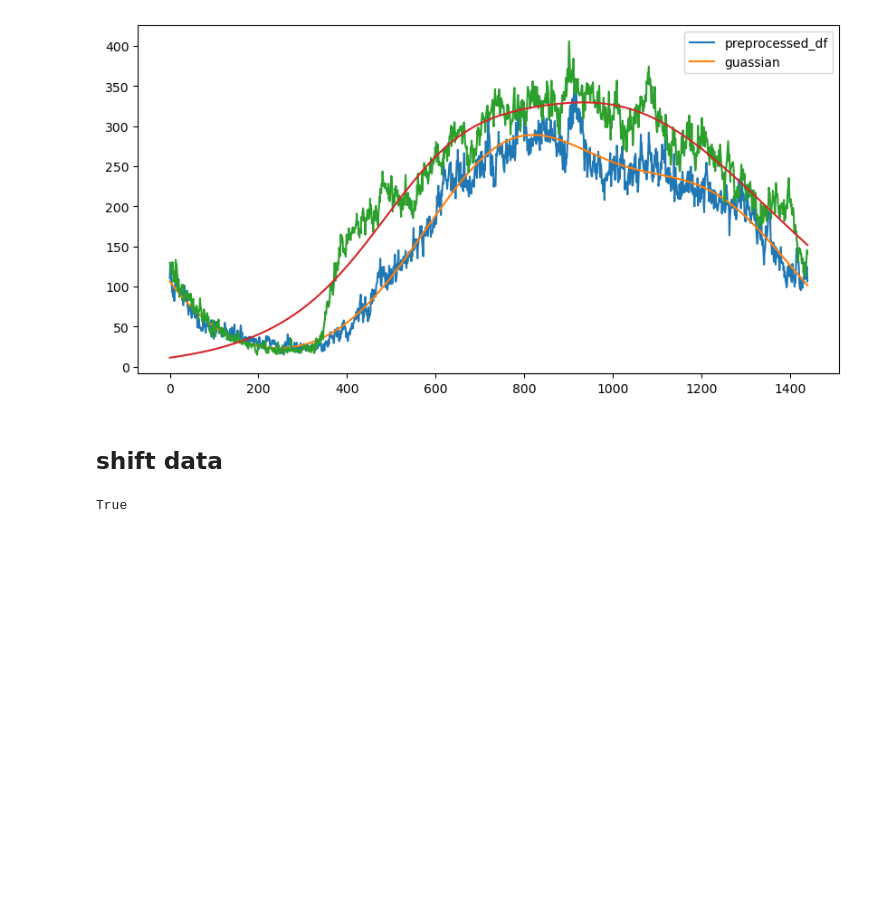
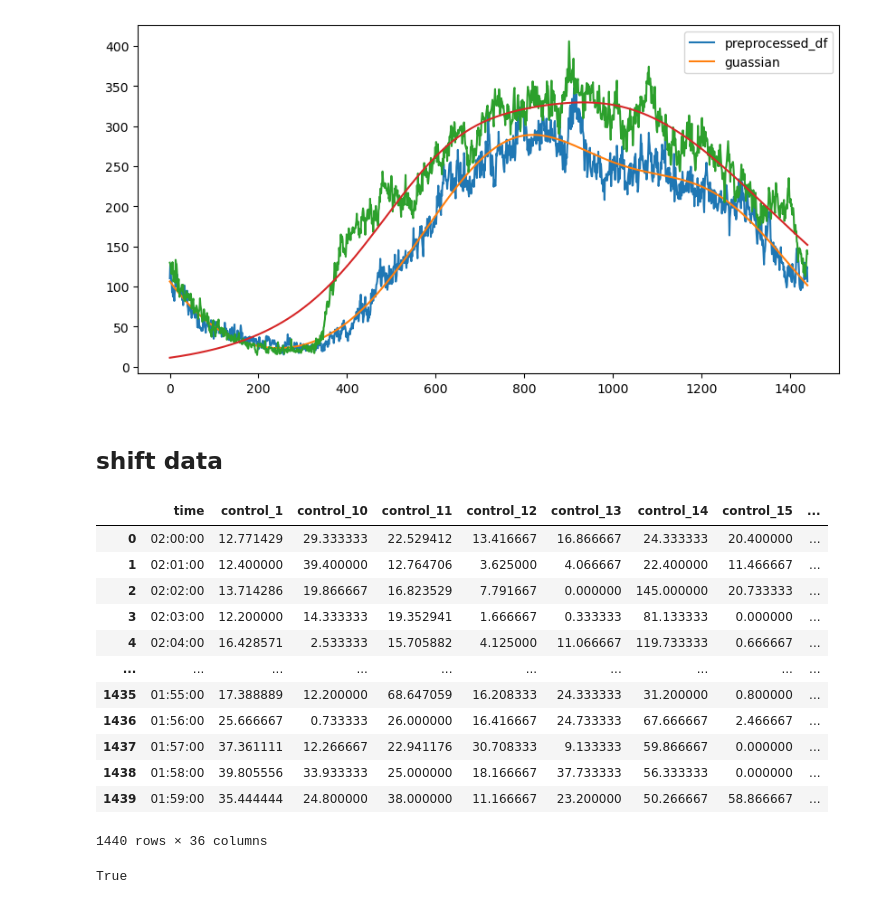
Before and after one commit to BananaBond/IVDA_Project, a Jupyter notebook: data-preprocess/preprocess.ipynb, the cells around one changed output. Cells and saved outputs as stored; diff of their text form; code cells hidden in the pictures; blank space fills up the shorter version.

```diff
--- a/data-preprocess/preprocess.ipynb
+++ b/data-preprocess/preprocess.ipynb
@@ -272,33 +272,48 @@ def merge_by_type(files, pdf):
     for i, condition in enumerate(files[1:]):
         df2 = condition[pdf]
         df[f"{condition['name']}"] = condition[pdf]["activity"]
     return df
 
 def avg_by_type(files):
     df = merge_by_type(files, "preprocessed_df_shifted")
     df['mean'] = df.mean(axis=1)
     df['activity']=df['mean']
     df["guassian"]=get_guassian_df(df)['modelPred_activity']
     return df
 
 def generate(files):
     for i, condition in enumerate(files):
         df = condition["df"]
         df['date'] = pd.to_datetime(df['timestamp'])
         df['time'] = df['date'].dt.strftime('%H:%M:%S')
 
         temp = df.sort_values(by=['time'])
         preprocessed_df=get_summary_df(temp)
         condition["preprocessed_df"]=preprocessed_df
         condition["preprocessed_df_shifted"]=shift_time(preprocessed_df, -120)
 
         condition["guassian"]=get_guassian_df(condition["preprocessed_df"])
         condition["guassian_shifted"]=get_guassian_df(condition["preprocessed_df_shifted"])
 
 generate(nondep_files)
 generate(dep_files)
 
 avg_non_depressed = avg_by_type(nondep_files)
-avg_non_depressed.to_csv(f"{path}/non-depressed_shifted_-120.csv")
-avg_depressed = avg_by_type(dep_files)
-avg_depressed.to_csv(f"{path}/depressed_shifted_-120.csv")
+avg_non_depressed
+# avg_non_depressed.to_csv(f"{path}/non-depressed_shifted_-120.csv")
+# avg_depressed = avg_by_type(dep_files)
+# avg_depressed.to_csv(f"{path}/depressed_shifted_-120.csv")
+# %% [output]
+|  | time | control_1 | control_10 | control_11 | control_12 | control_13 | control_14 | control_15 | ... |
+| 0 | 02:00:00 | 12.771429 | 29.333333 | 22.529412 | 13.416667 | 16.866667 | 24.333333 | 20.400000 | ... |
+| 1 | 02:01:00 | 12.400000 | 39.400000 | 12.764706 | 3.625000 | 4.066667 | 22.400000 | 11.466667 | ... |
+| 2 | 02:02:00 | 13.714286 | 19.866667 | 16.823529 | 7.791667 | 0.000000 | 145.000000 | 20.733333 | ... |
+| 3 | 02:03:00 | 12.200000 | 14.333333 | 19.352941 | 1.666667 | 0.333333 | 81.133333 | 0.000000 | ... |
+| 4 | 02:04:00 | 16.428571 | 2.533333 | 15.705882 | 4.125000 | 11.066667 | 119.733333 | 0.666667 | ... |
+| ... | ... | ... | ... | ... | ... | ... | ... | ... | ... |
+| 1435 | 01:55:00 | 17.388889 | 12.200000 | 68.647059 | 16.208333 | 24.333333 | 31.200000 | 0.800000 | ... |
+| 1436 | 01:56:00 | 25.666667 | 0.733333 | 26.000000 | 16.416667 | 24.733333 | 67.666667 | 2.466667 | ... |
+| 1437 | 01:57:00 | 37.361111 | 12.266667 | 22.941176 | 30.708333 | 9.133333 | 59.866667 | 0.000000 | ... |
+| 1438 | 01:58:00 | 39.805556 | 33.933333 | 25.000000 | 18.166667 | 37.733333 | 56.333333 | 0.000000 | ... |
+| 1439 | 01:59:00 | 35.444444 | 24.800000 | 38.000000 | 11.166667 | 23.200000 | 50.266667 | 58.866667 | ... |
+1440 rows × 36 columns
```
Also changed, not shown: parts of 1 cell of this notebook, 1 other file.
